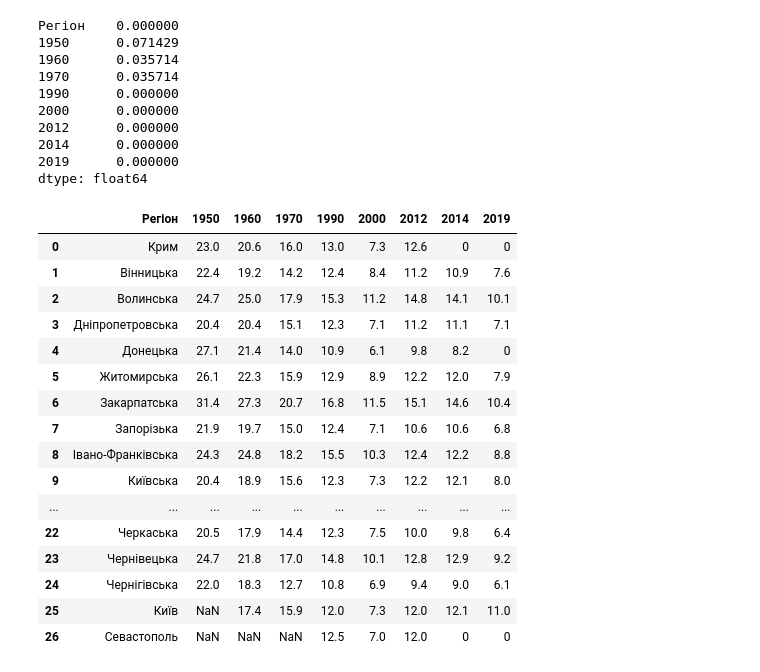
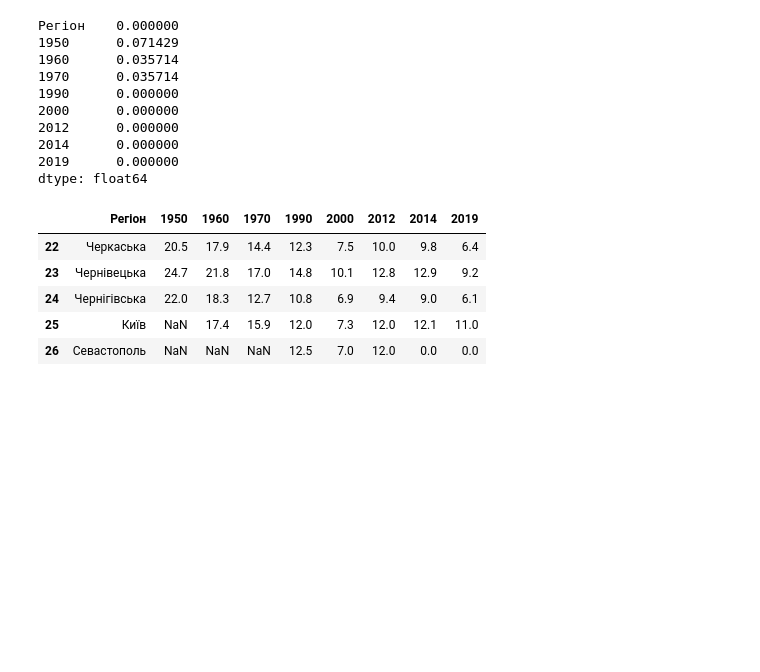
Before and after one commit to Gene4kaS/Data_science_python, a Jupyter notebook: Hw2.1.ipynb, the cells around one changed output. Saved outputs shown, nothing was run; the diff lists cells and outputs as text; code cells hidden in the pictures; blank space fills up the shorter version.

```diff
--- a/Hw2.1.ipynb
+++ b/Hw2.1.ipynb
@@ -116,25 +132,14 @@ data_isnull
 dtype: float64
 # %%
 # Видаліть з таблиці дані по всій країні, останній рядок таблиці
-data_total_delete = data_number.drop(index=data_number.index[-1])
-data_total_delete
+df = data.drop([27], axis=0)
+df.tail(5)
 # %% [output]
 |  | Регіон | 1950 | 1960 | 1970 | 1990 | 2000 | 2012 | 2014 | 2019 |
-| 0 | Крим | 23.0 | 20.6 | 16.0 | 13.0 | 7.3 | 12.6 | 0 | 0 |
-| 1 | Вінницька | 22.4 | 19.2 | 14.2 | 12.4 | 8.4 | 11.2 | 10.9 | 7.6 |
-| 2 | Волинська | 24.7 | 25.0 | 17.9 | 15.3 | 11.2 | 14.8 | 14.1 | 10.1 |
-| 3 | Дніпропетровська | 20.4 | 20.4 | 15.1 | 12.3 | 7.1 | 11.2 | 11.1 | 7.1 |
-| 4 | Донецька | 27.1 | 21.4 | 14.0 | 10.9 | 6.1 | 9.8 | 8.2 | 0 |
-| 5 | Житомирська | 26.1 | 22.3 | 15.9 | 12.9 | 8.9 | 12.2 | 12.0 | 7.9 |
-| 6 | Закарпатська | 31.4 | 27.3 | 20.7 | 16.8 | 11.5 | 15.1 | 14.6 | 10.4 |
-| 7 | Запорізька | 21.9 | 19.7 | 15.0 | 12.4 | 7.1 | 10.6 | 10.6 | 6.8 |
-| 8 | Івано-Франківська | 24.3 | 24.8 | 18.2 | 15.5 | 10.3 | 12.4 | 12.2 | 8.8 |
-| 9 | Київська | 20.4 | 18.9 | 15.6 | 12.3 | 7.3 | 12.2 | 12.1 | 8.0 |
-| ... | ... | ... | ... | ... | ... | ... | ... | ... | ... |
 | 22 | Черкаська | 20.5 | 17.9 | 14.4 | 12.3 | 7.5 | 10.0 | 9.8 | 6.4 |
 | 23 | Чернівецька | 24.7 | 21.8 | 17.0 | 14.8 | 10.1 | 12.8 | 12.9 | 9.2 |
 | 24 | Чернігівська | 22.0 | 18.3 | 12.7 | 10.8 | 6.9 | 9.4 | 9.0 | 6.1 |
 | 25 | Київ | NaN | 17.4 | 15.9 | 12.0 | 7.3 | 12.0 | 12.1 | 11.0 |
-| 26 | Севастополь | NaN | NaN | NaN | 12.5 | 7.0 | 12.0 | 0 | 0 |
+| 26 | Севастополь | NaN | NaN | NaN | 12.5 | 7.0 | 12.0 | 0.0 | 0.0 |
 # %%
 # Замініть відсутні дані в стовпцях середніми значеннями цих стовпців (метод fillna)
```
Also changed, not shown: parts of 8 cells of this notebook, 2 other files.
